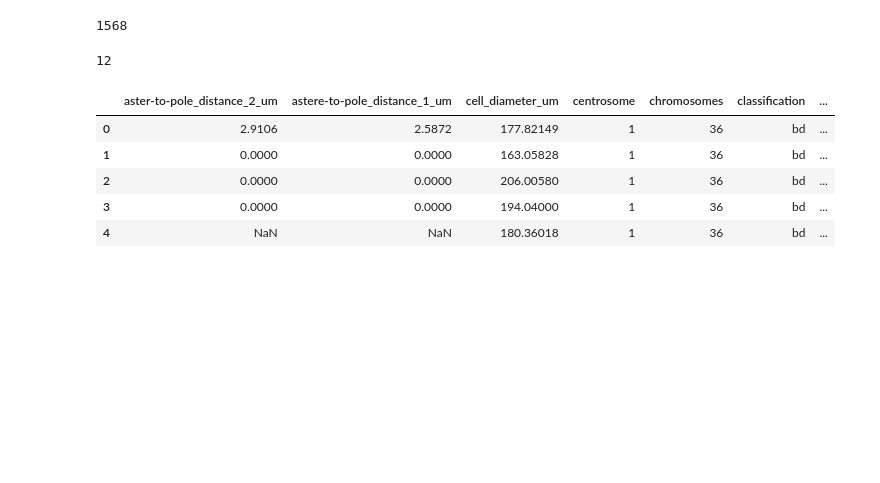
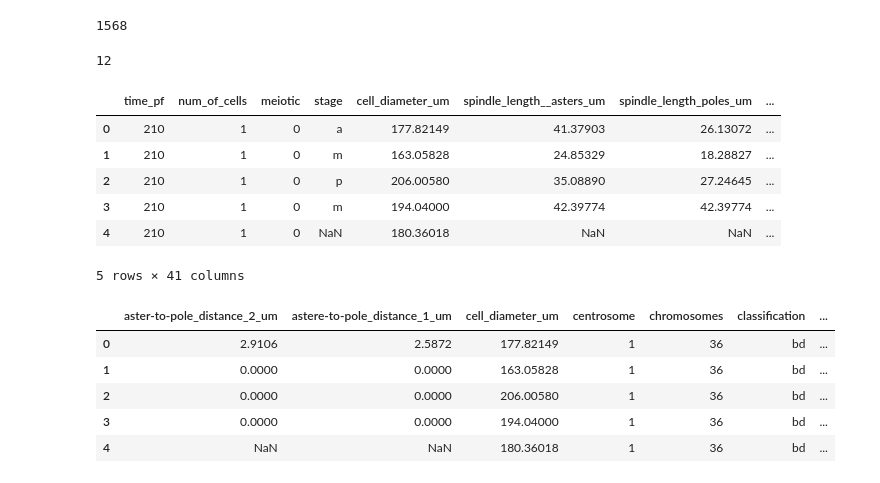
Before and after one commit to emmaggie/SPINDLE_ZOO, a Jupyter notebook: SEPTEMBER_2014/scatter_matrix_mitotic_meiotic.ipynb, the cells around one changed output. Cells and saved outputs as stored; diff of their text form; code cells hidden in the pictures; blank space fills up the shorter version.

```diff
--- a/SEPTEMBER_2014/scatter_matrix_mitotic_meiotic.ipynb
+++ b/SEPTEMBER_2014/scatter_matrix_mitotic_meiotic.ipynb
@@ -37,6 +37,18 @@ np.sum(np.sum(df_meiotic_true.isnull()))
 473*40/(np.sum(np.sum(df_meiotic_true.isnull()))) #12% empty cells
 # %% [output]
 12
+# %%
+df_original=pd.read_csv('original.csv')
+# %%
+df_original.head()
+# %% [output]
+|  | time_pf | num_of_cells | meiotic | stage | cell_diameter_um | spindle_length__asters_um | spindle_length_poles_um | ... |
+| 0 | 210 | 1 | 0 | a | 177.82149 | 41.37903 | 26.13072 | ... |
+| 1 | 210 | 1 | 0 | m | 163.05828 | 24.85329 | 18.28827 | ... |
+| 2 | 210 | 1 | 0 | p | 206.00580 | 35.08890 | 27.24645 | ... |
+| 3 | 210 | 1 | 0 | m | 194.04000 | 42.39774 | 42.39774 | ... |
+| 4 | 210 | 1 | 0 | NaN | 180.36018 | NaN | NaN | ... |
+5 rows × 41 columns
 # %%
 df_meiotic_false = pd.read_csv('meiotic_false.csv')
 # %%
```
Also changed, not shown: parts of 2 cells of this notebook, 1 other file.
